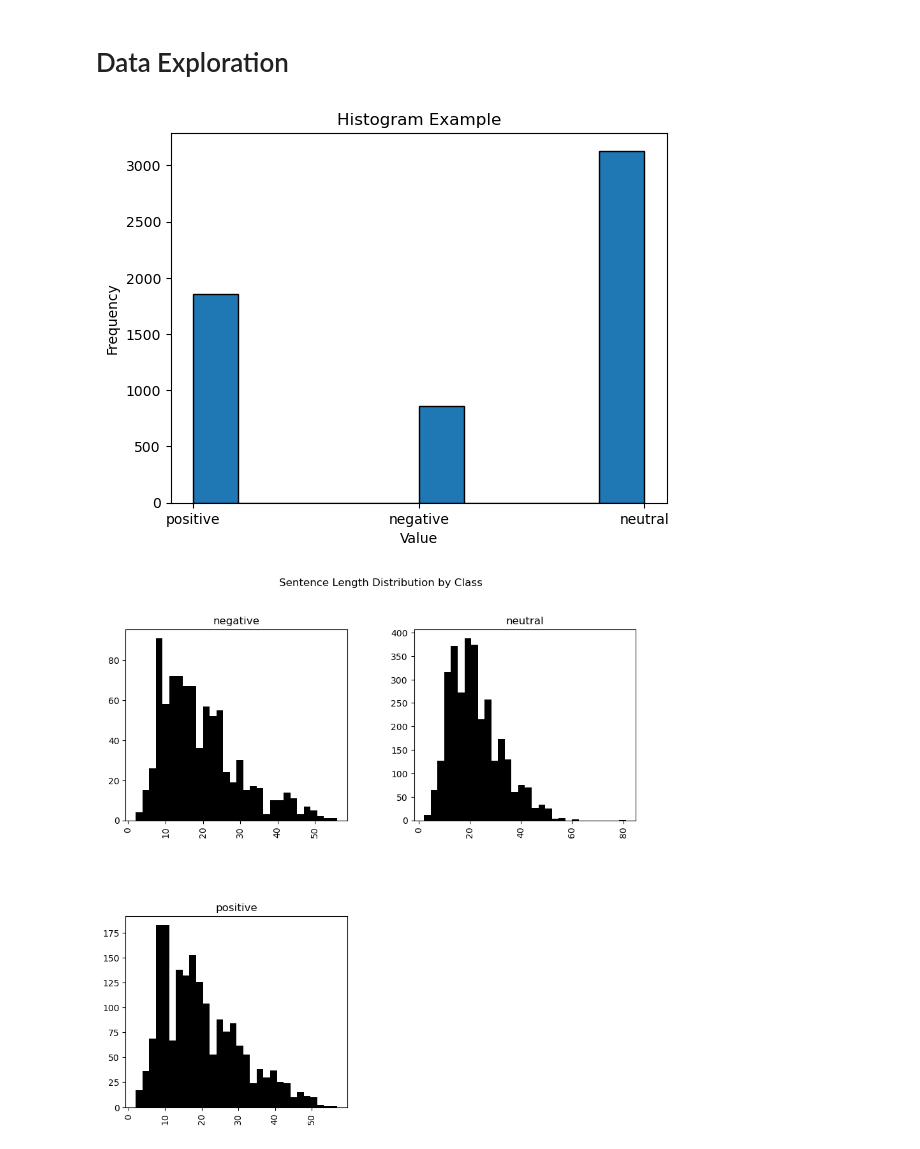
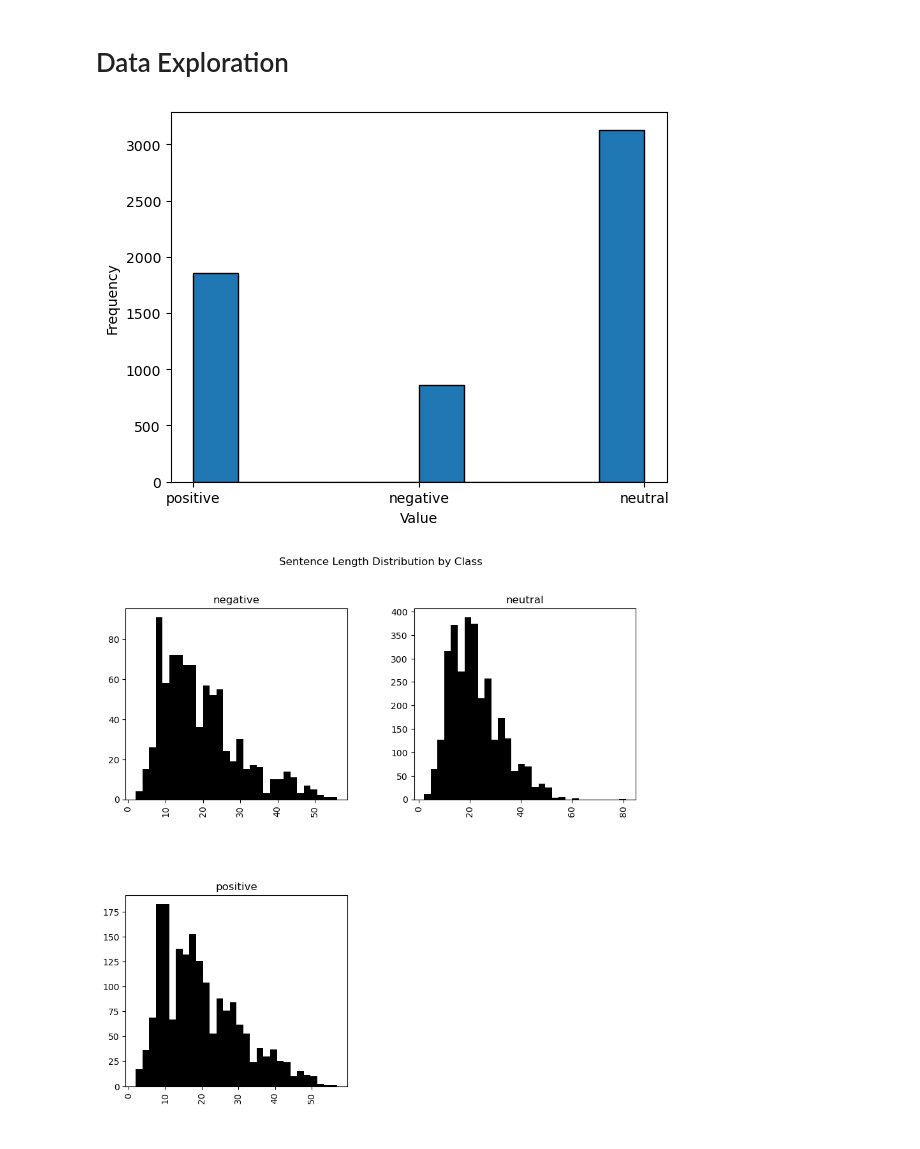
Before and after one commit to MayaHayat/FinancialSentimentAnalysis, a Jupyter notebook: Financial Sentiment Analysis.ipynb, the cells around one changed output. Saved outputs shown, nothing was run; the diff lists cells and outputs as text; code cells hidden in the pictures.

```diff
--- a/Financial Sentiment Analysis.ipynb
+++ b/Financial Sentiment Analysis.ipynb
@@ -10,15 +10,14 @@ df = pd.read_csv('data.csv')
 # %%
 plt.hist(df['Sentiment'], bins=10, edgecolor='black')
 
 # Add titles and labels
-plt.title('Histogram Example')
 plt.xlabel('Value')
 plt.ylabel('Frequency')
 
 # Show the plot
 plt.show()
 # %% [output]
-[figure, old version]
+[figure, new version]
 # %%
 df['Sentence_length'] = df['Sentence'].apply(lambda x: len(x.split()))
 
```
Also changed, not shown: parts of 37 cells of this notebook.
